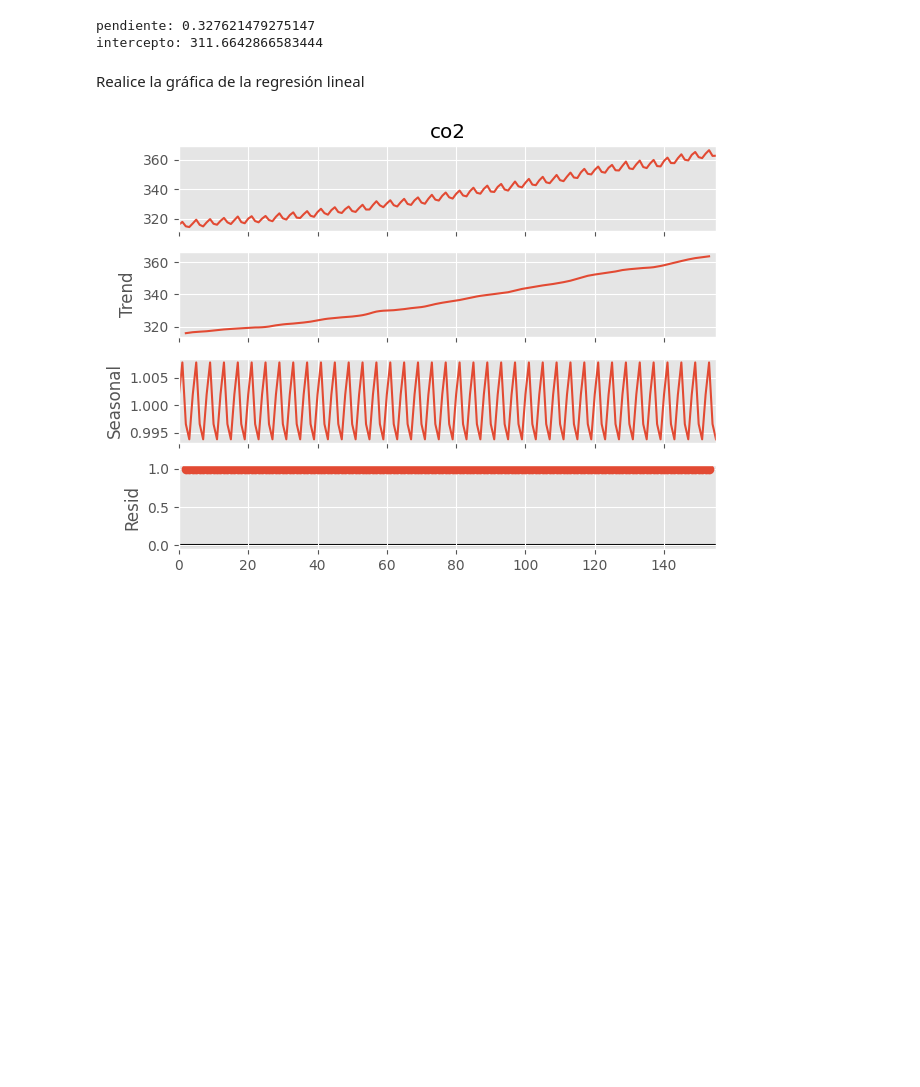
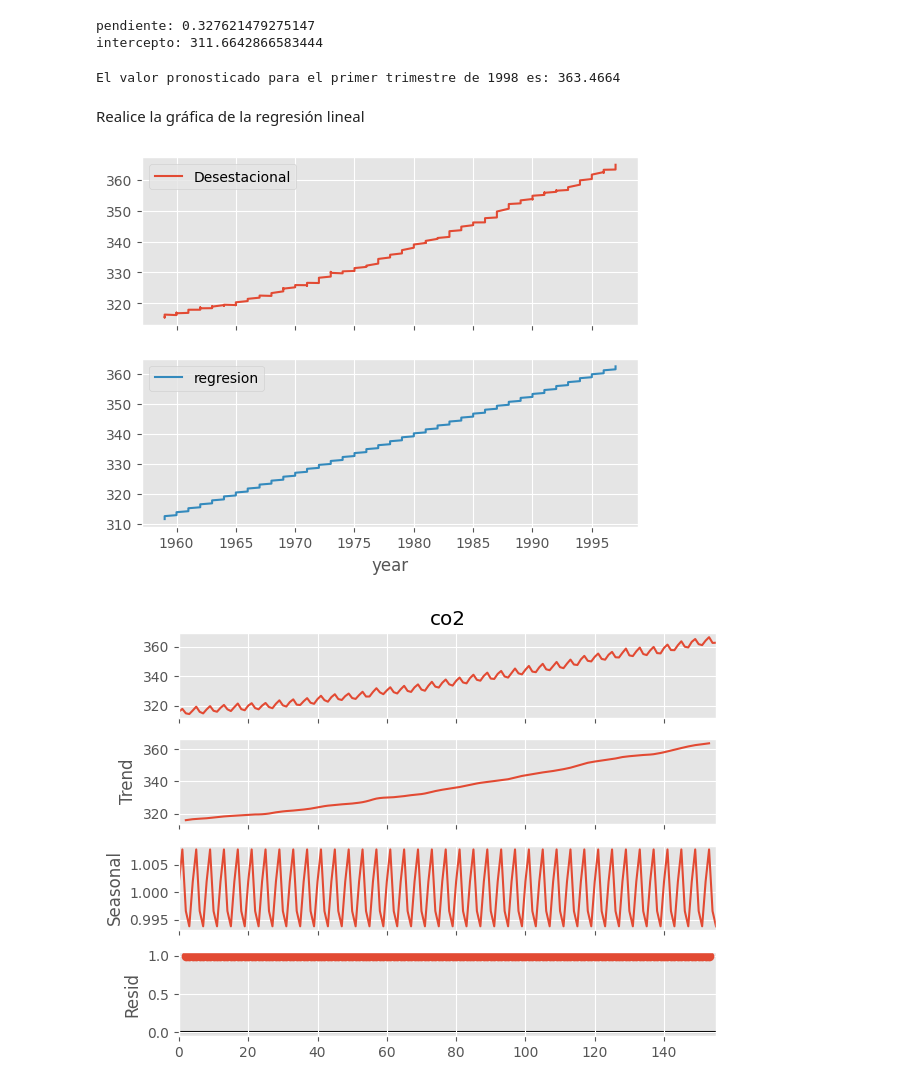
Before and after one commit to Juliodominguezcalderon/Talento_tech, a Jupyter notebook: Notebook_Serie_tiempo.ipynb, the cells around one changed output. Saved outputs shown, nothing was run; the diff lists cells and outputs as text; code cells hidden in the pictures; blank space fills up the shorter version.

```diff
--- a/Notebook_Serie_tiempo.ipynb
+++ b/Notebook_Serie_tiempo.ipynb
@@ -561,7 +694,7 @@ def desestacionar_serie(y,ive):
 Aplique el modelo de regresión lineal para predecir el valor de la serie en el primer trimestre de 1998.
 # %%
 # Escriba su código aquí
-y = np.array(co2_trim["desestacional"])
+y = np.array(co2_trim["Desestacional"])
 x = np.array(range(0,len(y)))
 regresion = stats.linregress(x,y)
 b = regresion.slope #y = a + bx
@@ -573,10 +706,27 @@ co2_trim["regresion"] = yrl
 # %% [output]
 pendiente: 0.327621479275147
 intercepto: 311.6642866583444
+# %%
+
+Trim_1_1998_x = len(co2_trim) #Obtener el valor de la serie
+Trim_1_1998_y = a + b * Trim_1_1998_x #Valor Desestacional
+IVE_Q1 = IVE.iloc[0,IVE.columns.get_loc('IVE')]#Obtenemos el valor de la fila 0 columna 2 de la tabla IVE (IVE del 1er Trimestre)
+
+Trim_1_1998_x = len(co2_trim) #Obtener el valor de la serie
+Trim_1_1998_y = a + b * Trim_1_1998_x #Valor Desestacional
+IVE_Q1 = IVE.iloc[0,IVE.columns.get_loc('IVE')]#Obtenemos el valor de la fila 0 columna 2 de la tabla IVE (IVE del 1er Trimestre)
+
+Trim_1_1998_pronosticado = Trim_1_1998_y * IVE_Q1
+print(f"El valor pronosticado para el primer trimestre de 1998 es: {Trim_1_1998_pronosticado:.4f}")
+# %% [output]
+El valor pronosticado para el primer trimestre de 1998 es: 363.4664
 # %% [markdown]
 Realice la gráfica de la regresión lineal
 # %%
 # Escriba su código aquí
+co2_trim.plot(y=['Desestacional','regresion'], x='year', subplots=True);
+# %% [output]
+[figure, added]
 # %%
 import statsmodels.api as sm
 descomposicion = sm.tsa.seasonal_decompose(co2_trim['co2'],model='multiplicative',period=4)
```
Also changed, not shown: parts of 19 cells of this notebook.
